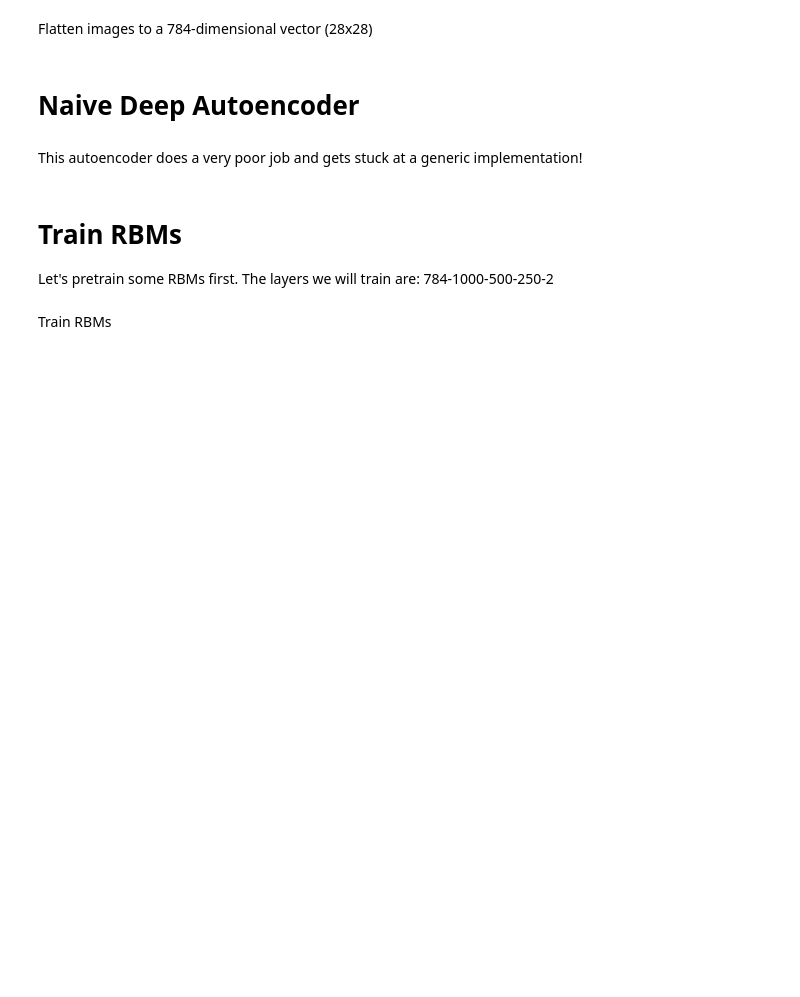
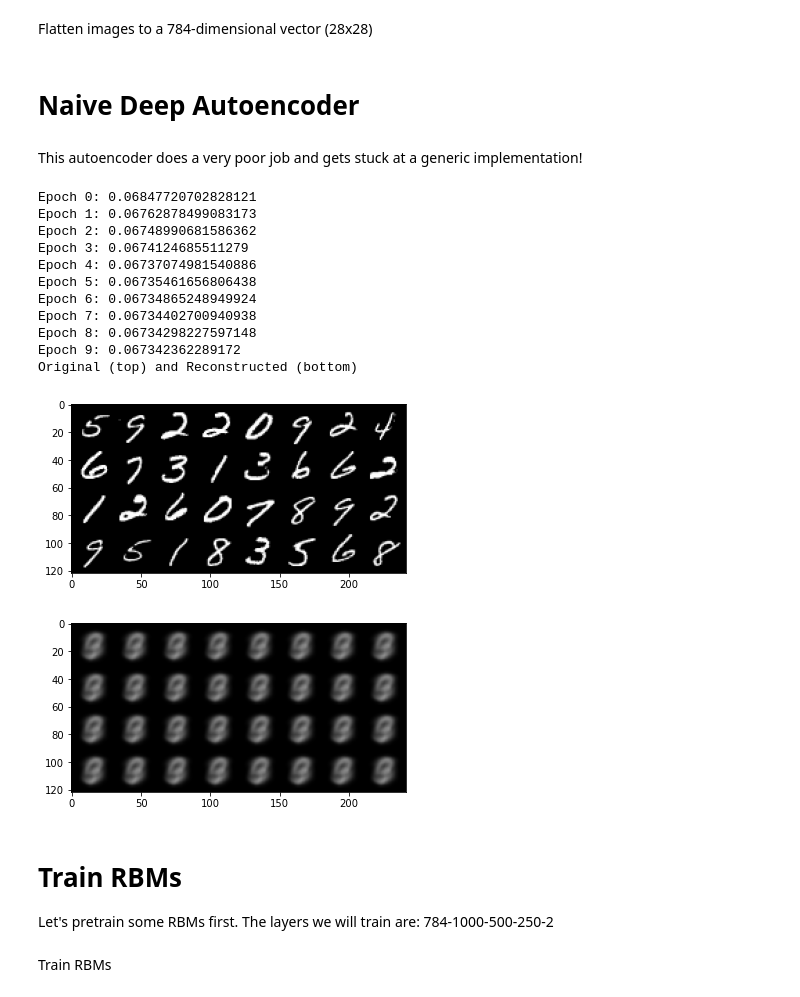
Before and after one commit to eugenet12/pytorch-rbm-autoencoder, a Jupyter notebook: demo.ipynb, the cells around one changed output. Saved outputs shown, nothing was run; the diff lists cells and outputs as text; code cells hidden in the pictures; blank space fills up the shorter version.

```diff
--- a/demo.ipynb
+++ b/demo.ipynb
@@ -57,27 +57,41 @@ This autoencoder does a very poor job and gets stuck at a generic implementation
 # %%
 # fine-tune autoencoder
 lr = 1e-3
 dae = Naive_DAE([784,1000,500,250,2]).to(DEVICE)
 loss = nn.MSELoss()
 optimizer = optim.Adam(dae.parameters(), lr)
 num_epochs = 10
 
 # train
 running_loss = float("inf")
 for epoch in range(num_epochs):
     losses = []
     for i, (data, target) in enumerate(train_dl_flat):
         v_pred = dae(data)
         batch_loss = loss(data, v_pred) # difference between actual and reconstructed
         losses.append(batch_loss.item())
         optimizer.zero_grad()
         batch_loss.backward()
         optimizer.step()
     running_loss = np.mean(losses)
     print(f"Epoch {epoch}: {running_loss}")
     if epoch % 10 == 9:
         # show visual progress every 10 epochs
-        display_output(data, v_pred)
+        display_output(data, v_pred, v0_fname="original_digits.png", vk_fname="reconstructed_digits_naive_dae.png")
+# %% [output]
+Epoch 0: 0.06847720702828121
+Epoch 1: 0.06762878499083173
+Epoch 2: 0.06748990681586362
+Epoch 3: 0.0674124685511279
+Epoch 4: 0.06737074981540886
+Epoch 5: 0.06735461656806438
+Epoch 6: 0.06734865248949924
+Epoch 7: 0.06734402700940938
+Epoch 8: 0.06734298227597148
+Epoch 9: 0.067342362289172
+Original (top) and Reconstructed (bottom)
+[figure, added]
+[figure, added]
 # %% [markdown]
 # Train RBMs
 Let's pretrain some RBMs first. The layers we will train are: 784-1000-500-250-2
```
Also changed, not shown: parts of 3 cells of this notebook, 6 other files.
